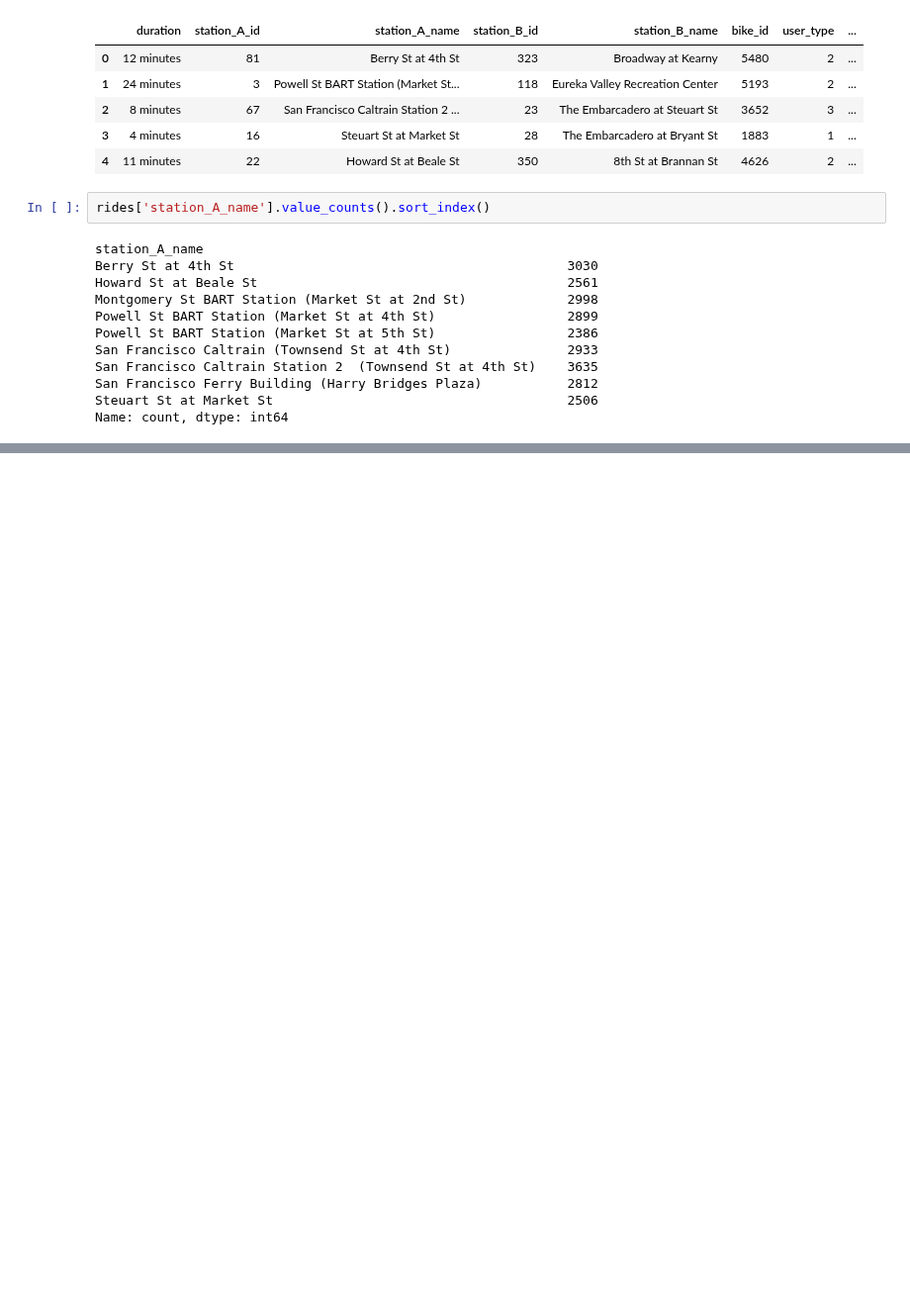
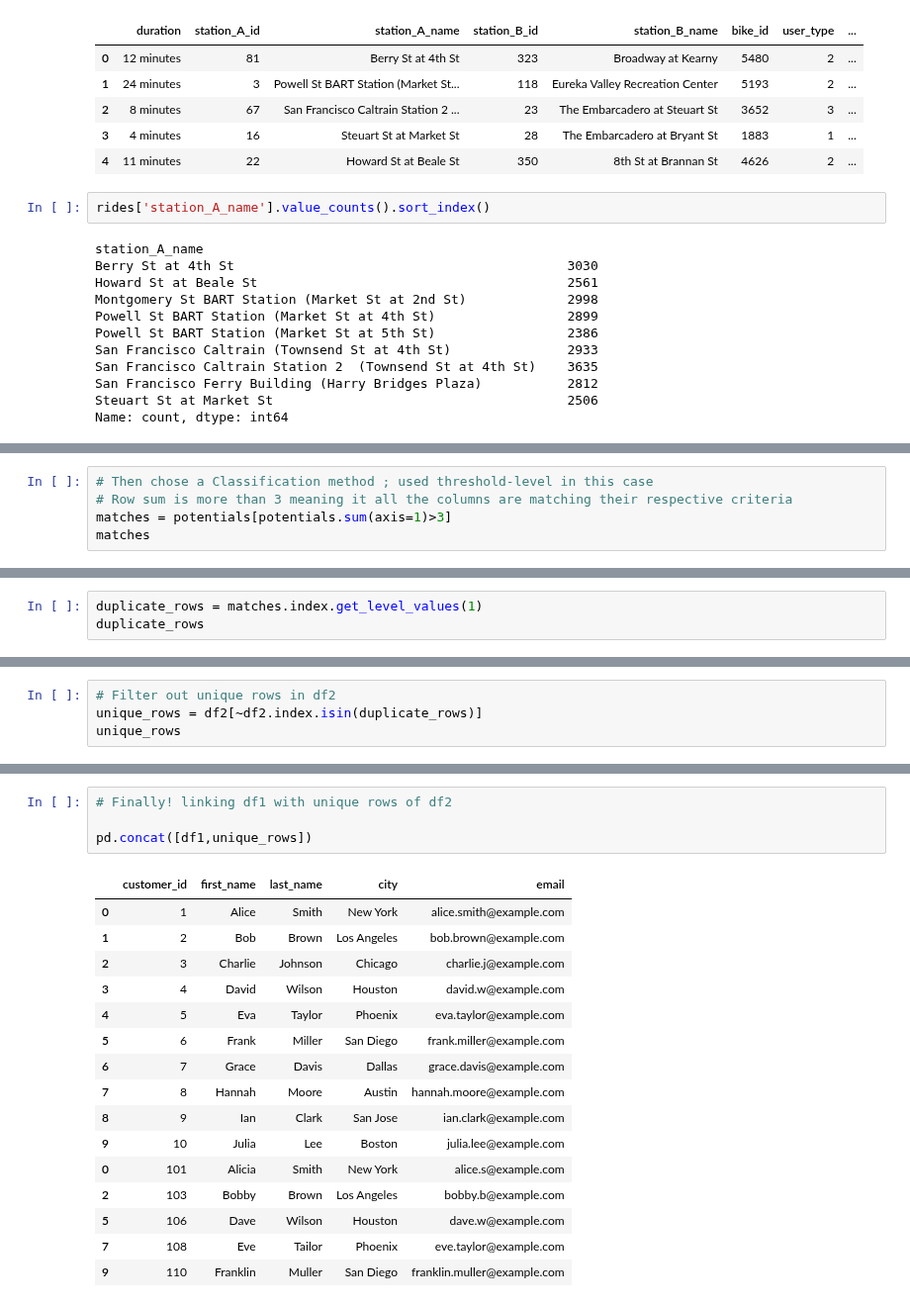
Before and after one commit to abhijeet-bhambere/exploratory_data_analysis, a Jupyter notebook: data_cleanup/data_cleanup_for_eda.ipynb, the cells around one changed output, grey strips where cells are left out. Shown at 99% size. Saved outputs shown, nothing was run; the diff lists cells and outputs as text; blank space fills up the shorter version.

```diff
--- a/data_cleanup/data_cleanup_for_eda.ipynb
+++ b/data_cleanup/data_cleanup_for_eda.ipynb
@@ -888,0 +1028,5 @@ Name: count, dtype: int64
+# %%
+# Then chose a Classification method ; used threshold-level in this case
+# Row sum is more than 3 meaning it all the columns are matching their respective criteria
+matches = potentials[potentials.sum(axis=1)>3]
+matches
@@ -888,0 +1050,3 @@ Name: count, dtype: int64
+# %%
+duplicate_rows = matches.index.get_level_values(1)
+duplicate_rows
@@ -888,0 +1070,4 @@ Name: count, dtype: int64
+# %%
+# Filter out unique rows in df2
+unique_rows = df2[~df2.index.isin(duplicate_rows)]
+unique_rows
@@ -888,0 +1081,21 @@ Name: count, dtype: int64
+# %%
+# Finally! linking df1 with unique rows of df2
+
+pd.concat([df1,unique_rows])
+# %% [output]
+|  | customer_id | first_name | last_name | city | email |
+| 0 | 1 | Alice | Smith | New York | alice.smith@example.com |
+| 1 | 2 | Bob | Brown | Los Angeles | bob.brown@example.com |
+| 2 | 3 | Charlie | Johnson | Chicago | charlie.j@example.com |
+| 3 | 4 | David | Wilson | Houston | david.w@example.com |
+| 4 | 5 | Eva | Taylor | Phoenix | eva.taylor@example.com |
+| 5 | 6 | Frank | Miller | San Diego | frank.miller@example.com |
+| 6 | 7 | Grace | Davis | Dallas | grace.davis@example.com |
+| 7 | 8 | Hannah | Moore | Austin | hannah.moore@example.com |
+| 8 | 9 | Ian | Clark | San Jose | ian.clark@example.com |
+| 9 | 10 | Julia | Lee | Boston | julia.lee@example.com |
+| 0 | 101 | Alicia | Smith | New York | alice.s@example.com |
+| 2 | 103 | Bobby | Brown | Los Angeles | bobby.b@example.com |
+| 5 | 106 | Dave | Wilson | Houston | dave.w@example.com |
+| 7 | 108 | Eve | Tailor | Phoenix | eve.taylor@example.com |
+| 9 | 110 | Franklin | Muller | San Diego | franklin.muller@example.com |
```
Also changed, not shown: parts of 17 cells of this notebook.
